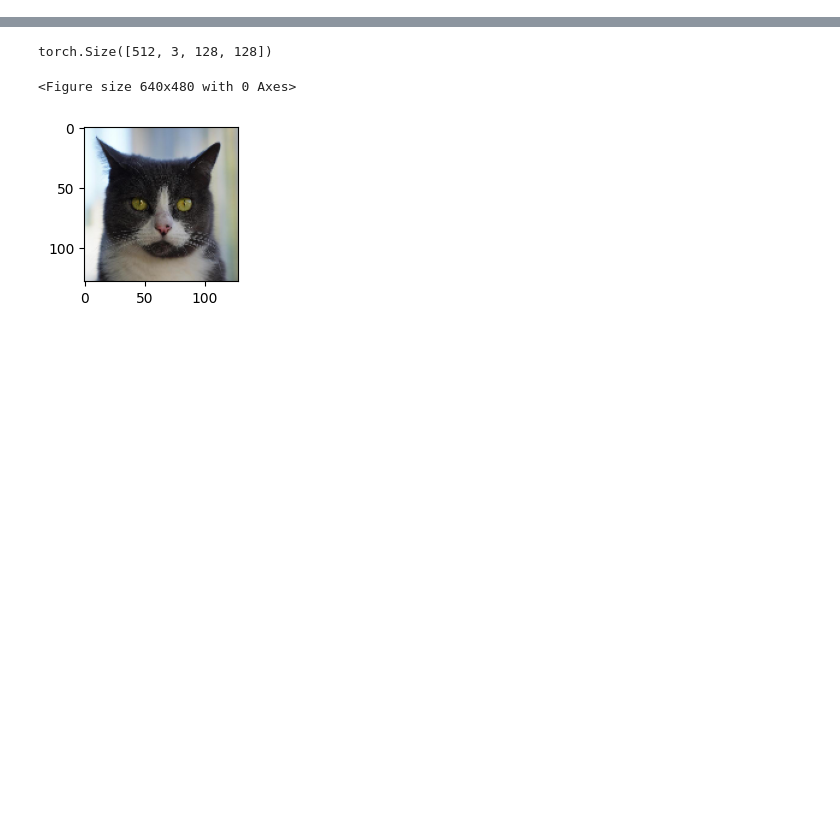
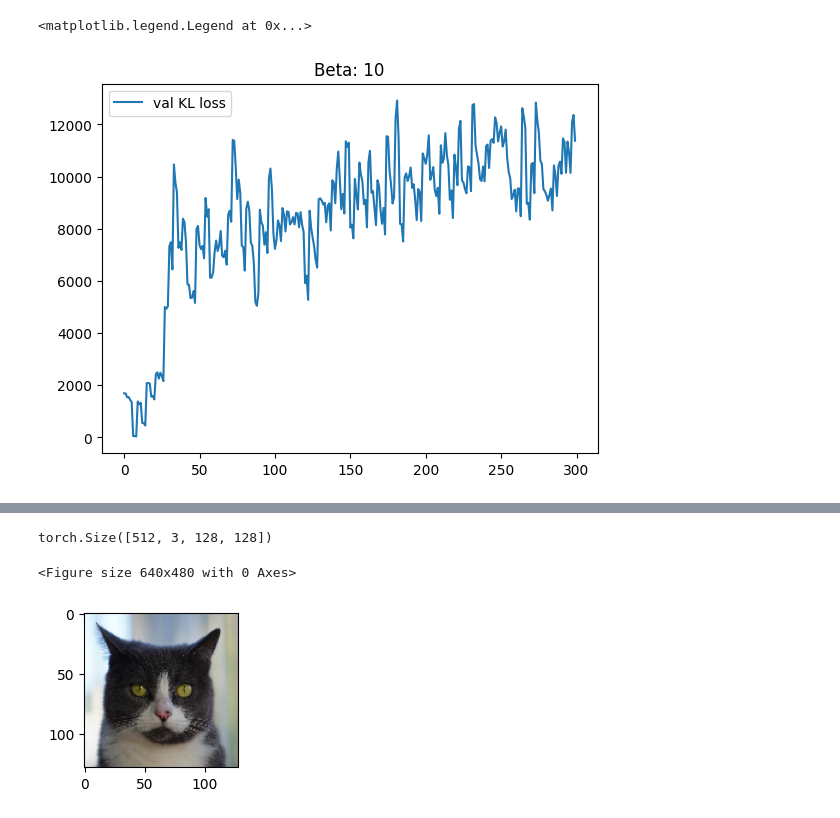
Before and after one commit to karm-patel/VAE, a Jupyter notebook: autoencoders/vae.ipynb, the cells around one changed output, grey strips where cells are left out. Drawn from its saved outputs; the diff is of its cells as text; code cells hidden in the pictures; blank space fills up the shorter version.

```diff
--- a/autoencoders/vae.ipynb
+++ b/autoencoders/vae.ipynb
@@ -230,0 +255,9 @@ plt.legend()
+# %%
+plt.title(f"Beta: {beta}")
+# plt.plot(np.array(val_losses)[:,0][0:], label="val loss")
+# plt.plot(np.array(val_losses)[:,1][0:], label="val MSE loss")
+plt.plot(np.array(val_losses)[:,2][0:], label="val KL loss")
+plt.legend()
+# %% [output]
+<matplotlib.legend.Legend at 0x...>
+[figure, added]
```
Also changed, not shown: parts of 11 cells of this notebook, 7 other files.
